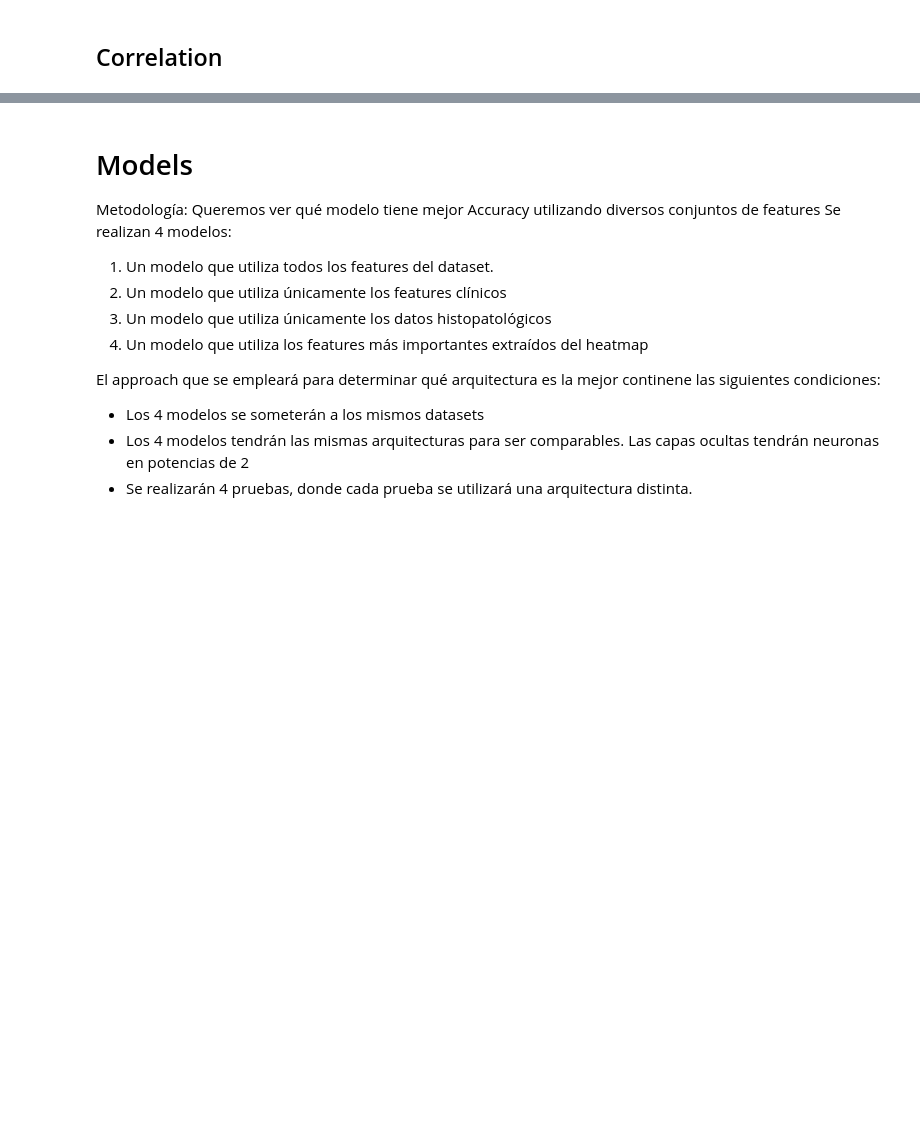
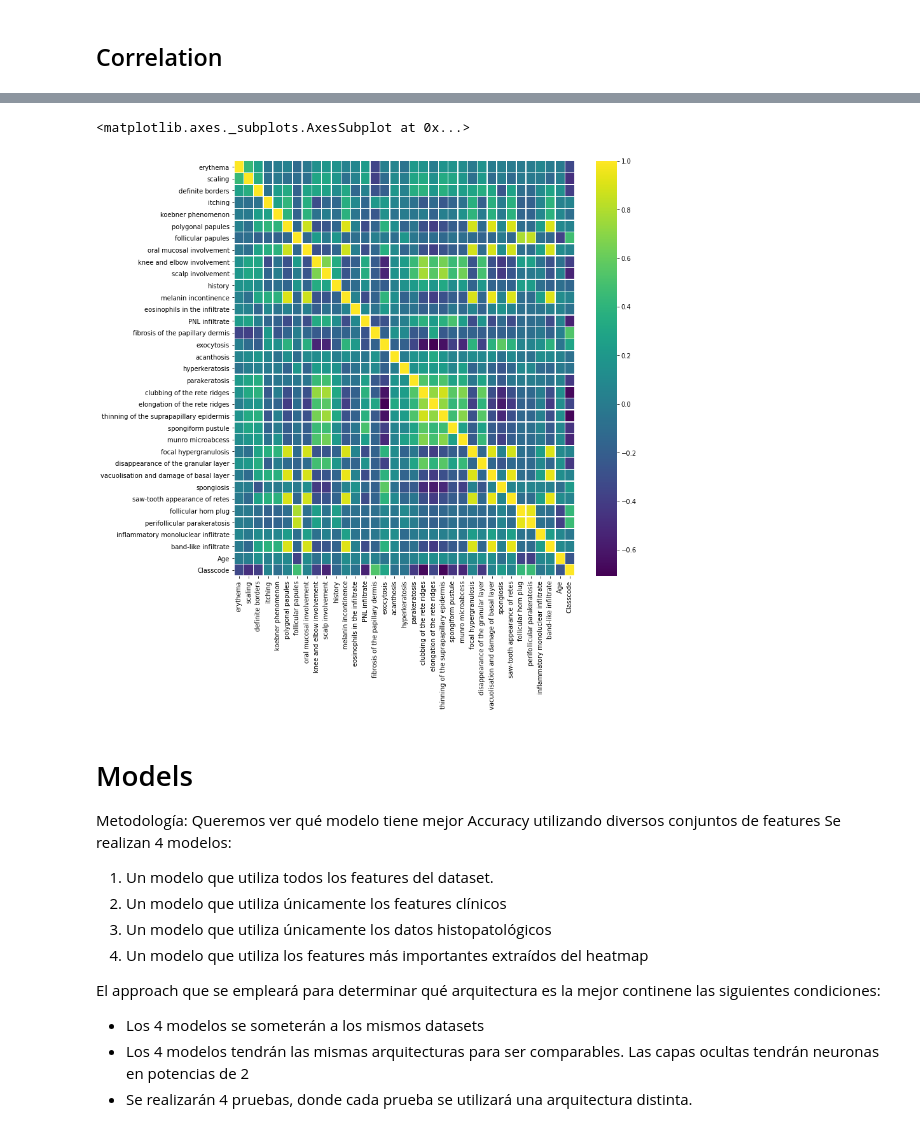
Before and after one commit to KevinHern/SemProProject1, a Jupyter notebook: Dermatology.ipynb, the cells around one changed output, grey strips where cells are left out. Drawn from its saved outputs; the diff is of its cells as text; code cells hidden in the pictures; blank space fills up the shorter version.

```diff
--- a/Dermatology.ipynb
+++ b/Dermatology.ipynb
@@ -123,3 +123,11 @@ sns.heatmap(df.isnull(), yticklabels=True, cbar=False, cmap='viridis', xticklabe
+# %%
+corr = df.corr()
+# %%
+plt.figure(figsize=(12,12))
+sns.heatmap(corr, linewidths=.5, cmap='viridis')
+# %% [output]
+<matplotlib.axes._subplots.AxesSubplot at 0x...>
+[figure, added]
 # %% [markdown]
 # Models
 
```
Also changed, not shown: parts of 2 cells of this notebook.
